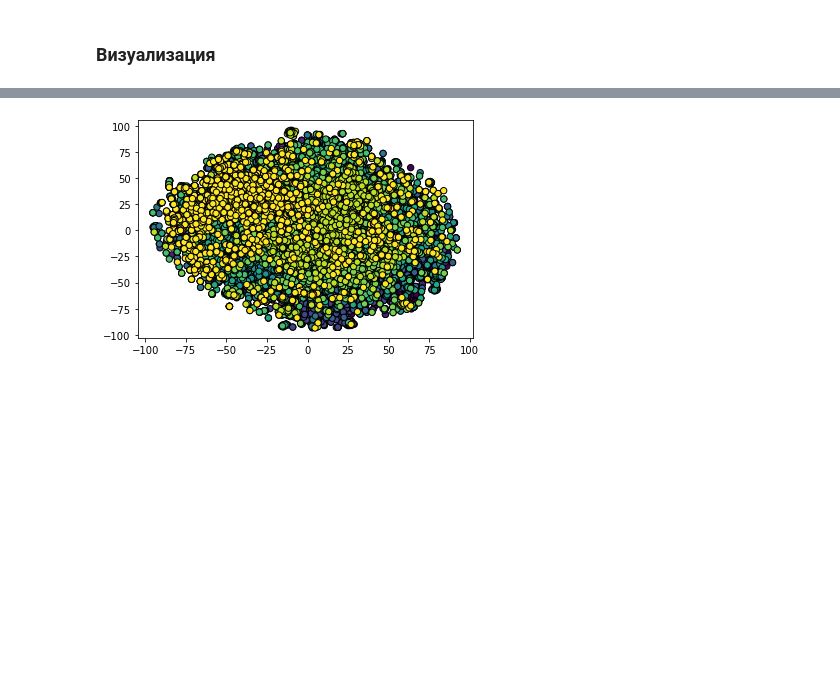
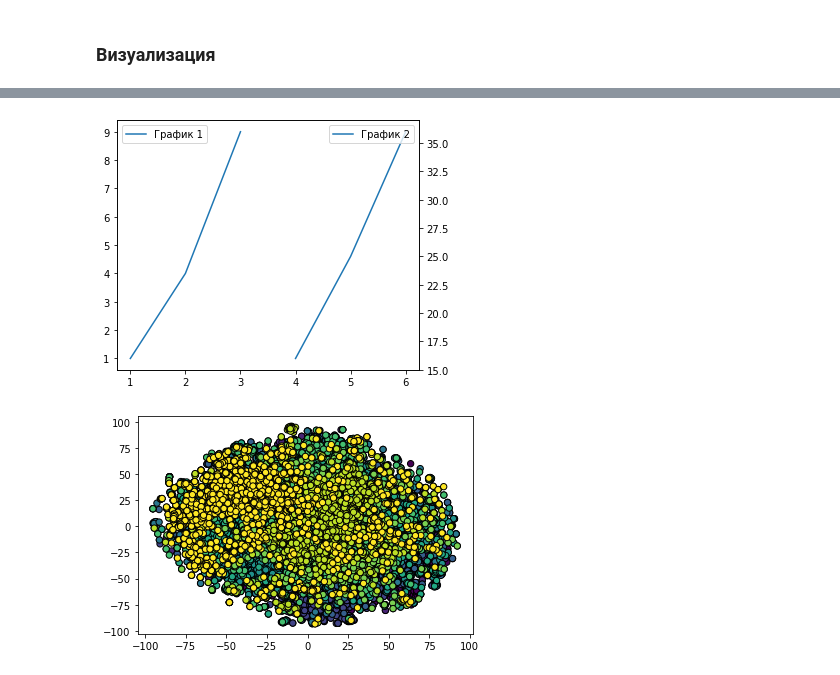
Before and after one commit to KozlovIA/Comparison-of-classification-quality-from-NLP-space, a Jupyter notebook: main.ipynb, the cells around one changed output, grey strips where cells are left out. Cells and saved outputs as stored; diff of their text form; code cells hidden in the pictures; blank space fills up the shorter version.

```diff
--- a/main.ipynb
+++ b/main.ipynb
@@ -265,3 +321,23 @@ _pcaRes = cls.pca(tf_idf10, num_labels10, title='Визуализация МГК
+# %%
+import matplotlib.pyplot as plt
+
+# Создание графика и подграфиков
+fig, ax = plt.subplots()
+ax2 = ax.twinx()  # Создание дополнительного подграфика
+
+# Построение данных на графике и подграфиках
+ax.plot(x1, y1, label='График 1')
+ax2.plot(x2, y2, label='График 2')
+
+# Расширение графика и размещение легенды сбоку
+ax.legend(loc='upper left')
+ax2.legend(loc='upper right')
+fig.tight_layout(rect=[0, 0, 0.85, 1])  # Установка размеров графика
+
+# Отображение графика
+plt.show()
+# %% [output]
+[figure, added]
 # %%
 cls.tsne(tf_idf10, num_labels10)
 # %% [output]
```
Also changed, not shown: parts of 7 cells of this notebook, 16 other files.
